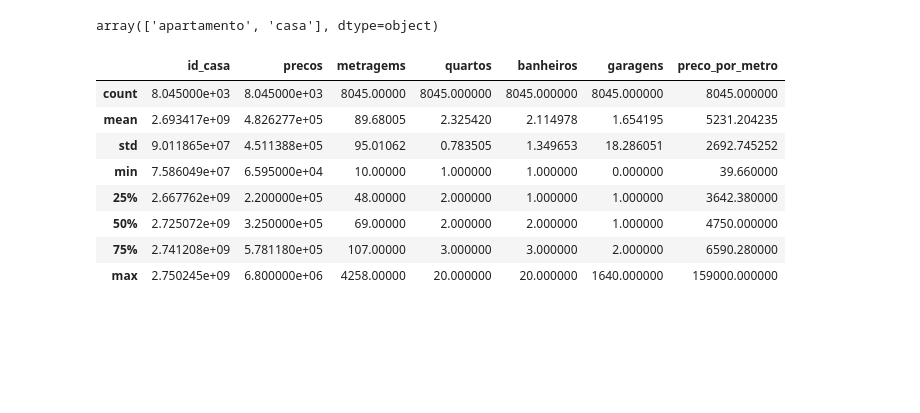
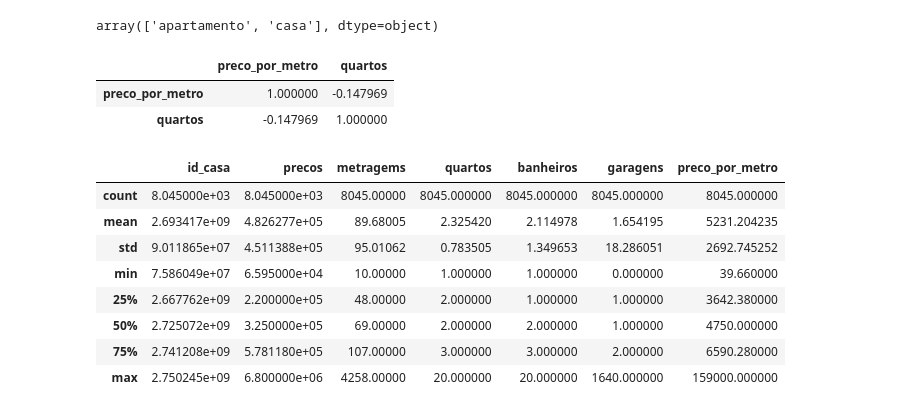
Before and after one commit to rodrigorocha1/web_scraping_casas, a Jupyter notebook: notebooks/analise_exploratoria.ipynb, the cells around one changed output. Drawn from its saved outputs; the diff is of its cells as text; code cells hidden in the pictures; blank space fills up the shorter version.

```diff
--- a/notebooks/analise_exploratoria.ipynb
+++ b/notebooks/analise_exploratoria.ipynb
@@ -20,6 +20,12 @@ base_original.describe()
 base_original['tipo_imovel'].unique()
 # %% [output]
 array(['apartamento', 'casa'], dtype=object)
+# %%
+base_original[['preco_por_metro', 'quartos']].corr()
+# %% [output]
+|  | preco_por_metro | quartos |
+| preco_por_metro | 1.000000 | -0.147969 |
+| quartos | -0.147969 | 1.000000 |
 # %%
 base_apartamento = base_original[base_original['tipo_imovel']
                                      == 'apartamento']
```
